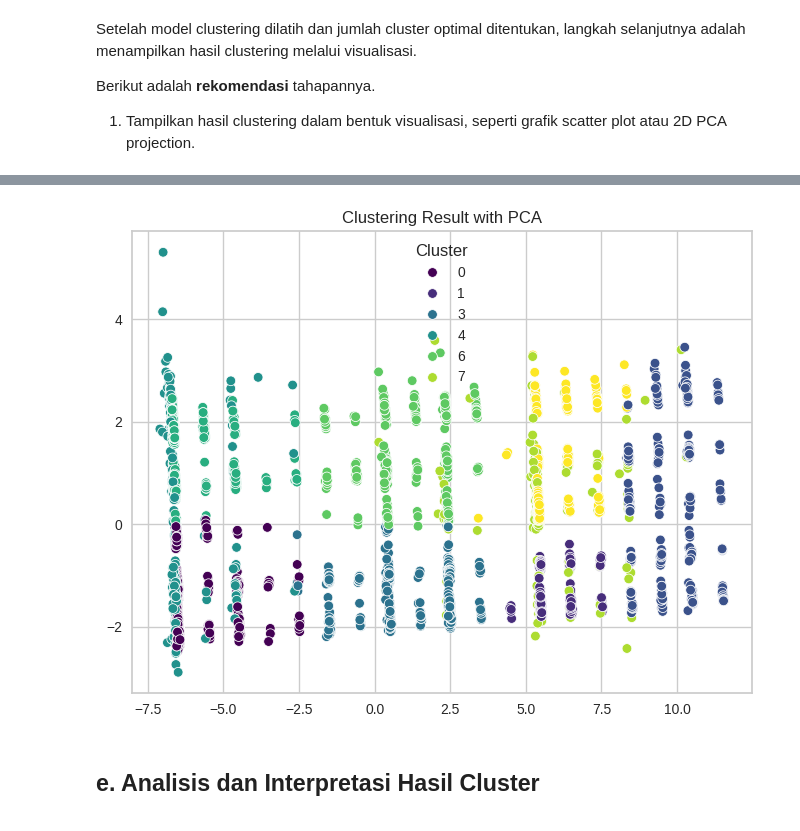
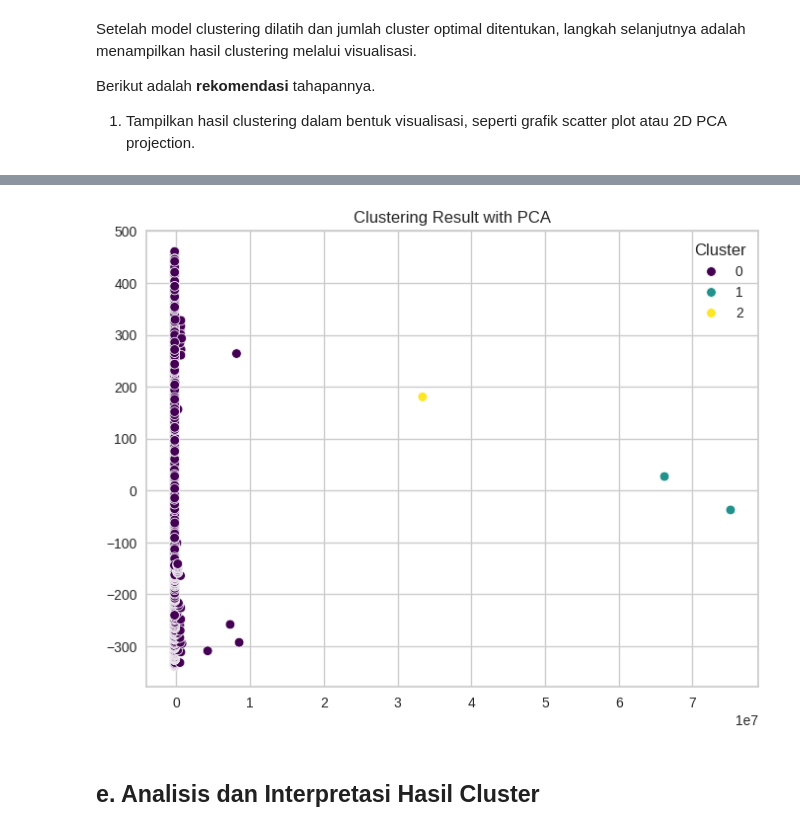
Before and after one commit to rizenkai/Dicoding---Machine-Learning, a Jupyter notebook: [Clustering]_Submission_Akhir_BMLP_Mochamad_Masdarul_Anwar.ipynb, the cells around one changed output, grey strips where cells are left out. Saved outputs shown, nothing was run; the diff lists cells and outputs as text; code cells hidden in the pictures.

```diff
--- a/[Clustering]_Submission_Akhir_BMLP_Mochamad_Masdarul_Anwar.ipynb
+++ b/[Clustering]_Submission_Akhir_BMLP_Mochamad_Masdarul_Anwar.ipynb
@@ -220,13 +227,0 @@ df
-# %%
-# Normalisasi data kategorikal
-label_encoder = LabelEncoder()
-df['Diet_type'] = label_encoder.fit_transform(df['Diet_type'])
-df['Cuisine_type'] = label_encoder.fit_transform(df['Cuisine_type'])
-
-# Normalisasi data numerikal
-features_to_scale = ['Protein(g)', 'Carbs(g)', 'Fat(g)']
-scaler = StandardScaler()
-
-df[features_to_scale] = scaler.fit_transform(df[features_to_scale])
-
-df.head()
@@ -239,0 +228,12 @@ df.head()
+# %%
+label_encoder = LabelEncoder()
+
+df['Gender'] = label_encoder.fit_transform(df['Gender'])
+df['CLASS'] = label_encoder.fit_transform(df['CLASS'])
+# %%
+features_to_scale = ['AGE', 'Urea', 'Cr', 'HbA1c', 'BMI']
+scaler = StandardScaler()
+
+df[features_to_scale] = scaler.fit_transform(df[features_to_scale])
+
+df.head()
@@ -256,7 +255,9 @@ clusters_cleaned = clusters[mask]
 # %%
-# K means pada data yang sudah dibersihkan
+
 kmeans = KMeans(n_clusters=3, random_state=42)
-df_cleaned['Cluster'] = kmeans.fit_predict(df_cleaned)
+
+kmeans.fit(df)
+df['Cluster'] = kmeans.labels_
 
 df.head()
 # %% [output]
@@ -328,18 +323,14 @@ visualizer.show()
 <Axes: title={'center': 'Distortion Score Elbow for KMeans Clustering'}, xlabel='k', ylabel='distortion score'>
 # %%
-from sklearn.decomposition import PCA
+
 pca = PCA(n_components=2)
 df_pca = pca.fit_transform(df)
-
-# Predict clusters for the entire DataFrame 'df'
-df['Cluster'] = kmeans.fit_predict(df) # This line adds the 'Cluster' column to 'df'
-
 plt.figure(figsize=(8, 6))
 sns.scatterplot(x=df_pca[:, 0], y=df_pca[:, 1], hue=df['Cluster'], palette='viridis')
 plt.title('Clustering Result with PCA')
 plt.show()
 # %% [output]
-[figure, old version]
+[figure, new version]
 # %% [markdown]
 ## **e. Analisis dan Interpretasi Hasil Cluster**
 # %% [markdown]
```
Also changed, not shown: parts of 33 cells of this notebook, 6 other files.
